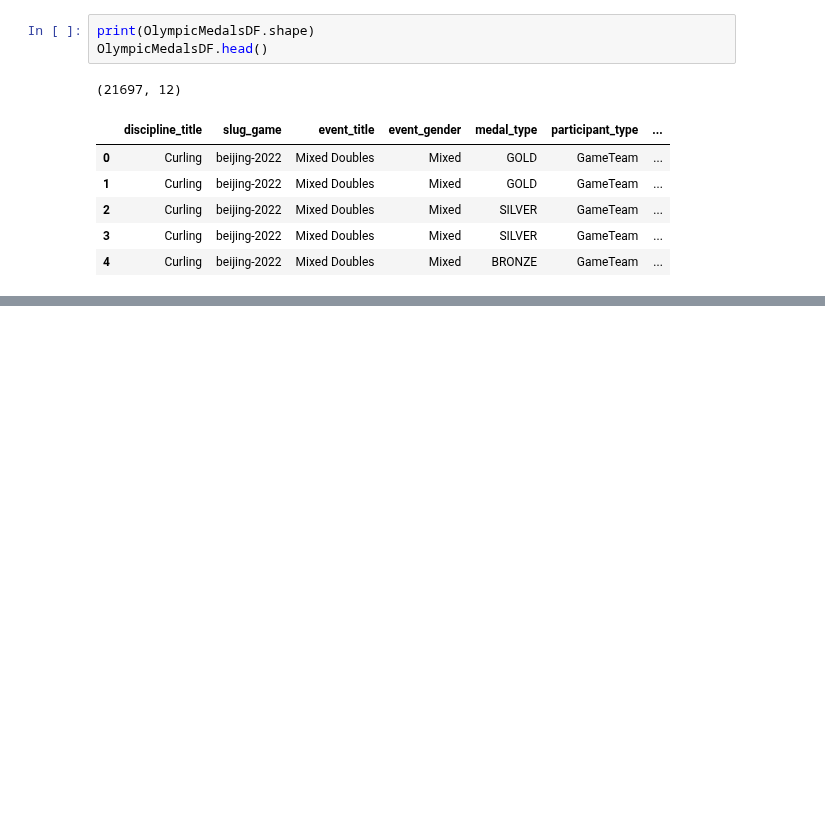
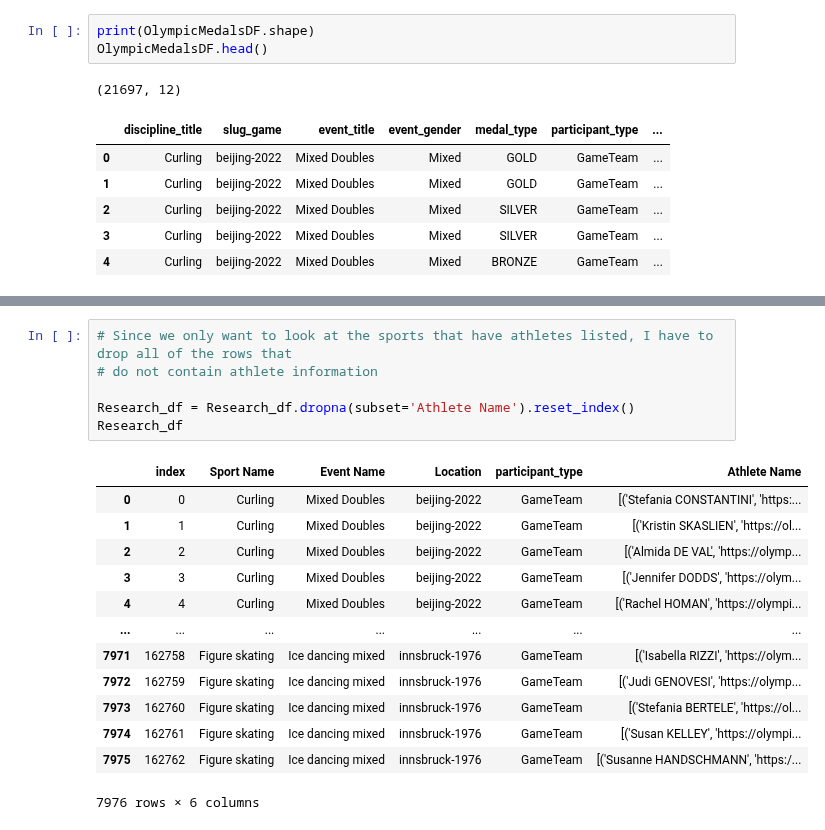
Before and after one commit to ubco-W2022T2-data301/project-group-group17, a Jupyter notebook: analysis/notebooks/analysis_dylan.ipynb, the cells around one changed output, grey strips where cells are left out. Cells and saved outputs as stored; diff of their text form; blank space fills up the shorter version.

```diff
--- a/analysis/notebooks/analysis_dylan.ipynb
+++ b/analysis/notebooks/analysis_dylan.ipynb
@@ -105,0 +118,20 @@ Research_df
+# %%
+# Since we only want to look at the sports that have athletes listed, I have to drop all of the rows that
+# do not contain athlete information
+
+Research_df = Research_df.dropna(subset='Athlete Name').reset_index()
+Research_df
+# %% [output]
+|  | index | Sport Name | Event Name | Location | participant_type | Athlete Name |
+| 0 | 0 | Curling | Mixed Doubles | beijing-2022 | GameTeam | [('Stefania CONSTANTINI', 'https:... |
+| 1 | 1 | Curling | Mixed Doubles | beijing-2022 | GameTeam | [('Kristin SKASLIEN', 'https://ol... |
+| 2 | 2 | Curling | Mixed Doubles | beijing-2022 | GameTeam | [('Almida DE VAL', 'https://olymp... |
+| 3 | 3 | Curling | Mixed Doubles | beijing-2022 | GameTeam | [('Jennifer DODDS', 'https://olym... |
+| 4 | 4 | Curling | Mixed Doubles | beijing-2022 | GameTeam | [('Rachel HOMAN', 'https://olympi... |
+| ... | ... | ... | ... | ... | ... | ... |
+| 7971 | 162758 | Figure skating | Ice dancing mixed | innsbruck-1976 | GameTeam | [('Isabella RIZZI', 'https://olym... |
+| 7972 | 162759 | Figure skating | Ice dancing mixed | innsbruck-1976 | GameTeam | [('Judi GENOVESI', 'https://olymp... |
+| 7973 | 162760 | Figure skating | Ice dancing mixed | innsbruck-1976 | GameTeam | [('Stefania BERTELE', 'https://ol... |
+| 7974 | 162761 | Figure skating | Ice dancing mixed | innsbruck-1976 | GameTeam | [('Susan KELLEY', 'https://olympi... |
+| 7975 | 162762 | Figure skating | Ice dancing mixed | innsbruck-1976 | GameTeam | [('Susanne HANDSCHMANN', 'https:/... |
+7976 rows × 6 columns
```
Also changed, not shown: parts of 5 cells of this notebook.
